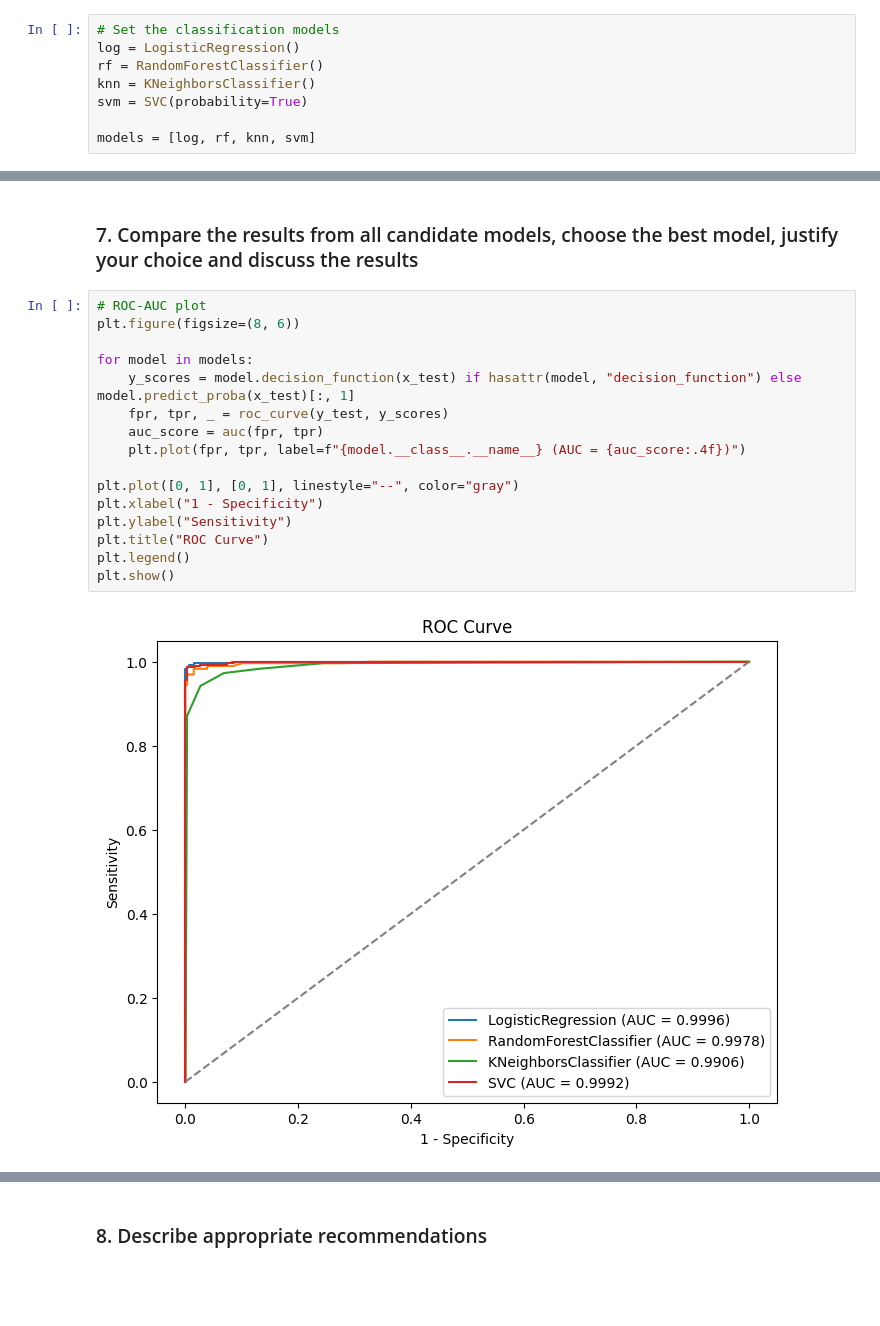
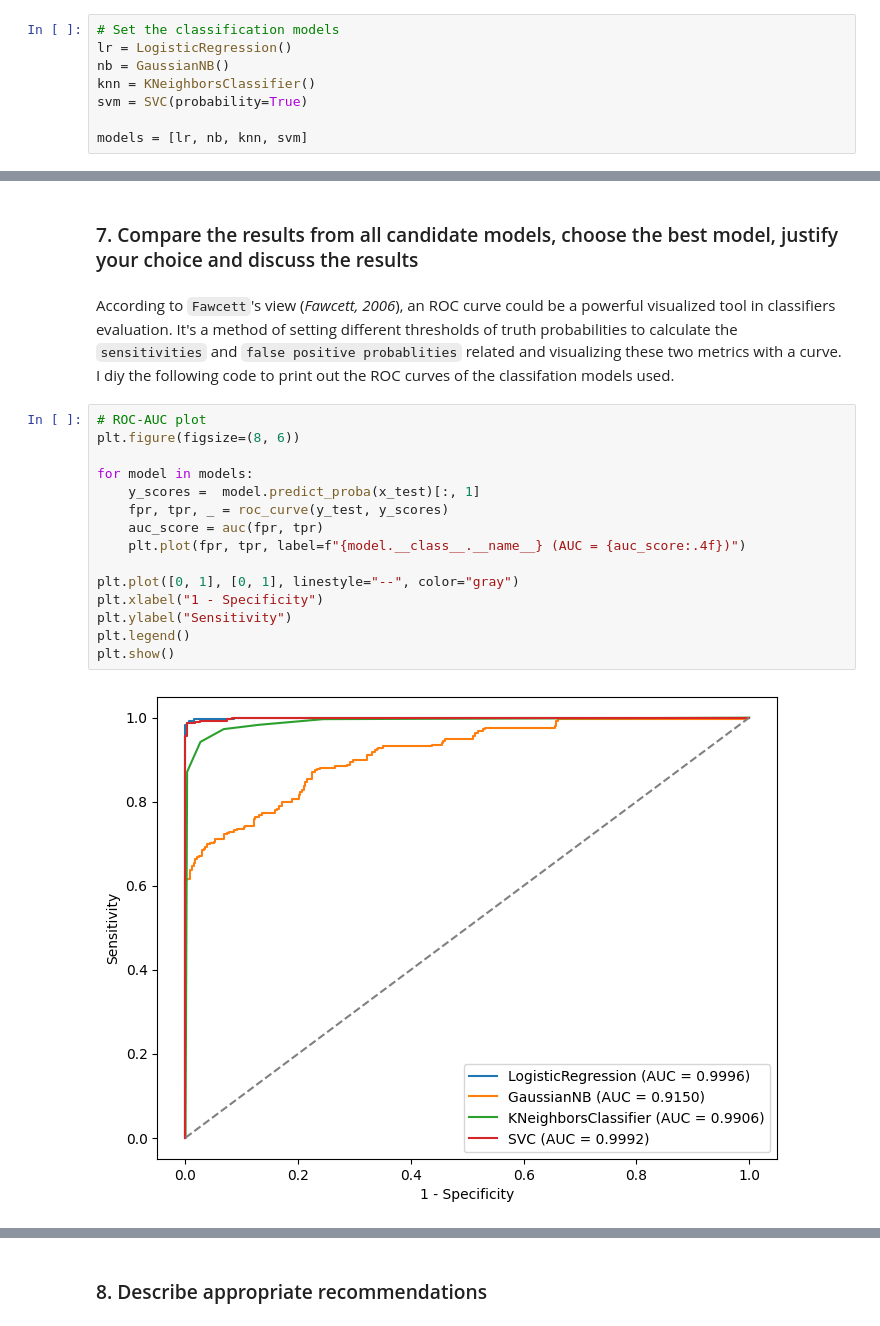
Before and after one commit to secary/compsci7306, a Jupyter notebook: mbd_a1/a1942340_dongjuma_assign1.ipynb, the cells around one changed output, grey strips where cells are left out. Drawn from its saved outputs; the diff is of its cells as text; blank space fills up the shorter version.

```diff
--- a/mbd_a1/a1942340_dongjuma_assign1.ipynb
+++ b/mbd_a1/a1942340_dongjuma_assign1.ipynb
@@ -297,11 +325,11 @@ shapes
 | Test | 634 | 31 | 634 |
 # %%
 # Set the classification models
-log = LogisticRegression()
-rf = RandomForestClassifier()
+lr = LogisticRegression()
+nb = GaussianNB()
 knn = KNeighborsClassifier()
 svm = SVC(probability=True)
 
-models = [log, rf, knn, svm]
+models = [lr, nb, knn, svm]
 # %% [markdown]
 ### 5. Train prediction models
@@ -372,20 +408,21 @@ testing_models(models)
 # %% [markdown]
 ### 7. Compare the results from all candidate models, choose the best model, justify your choice and discuss the results
+# %% [markdown]
+According to `Fawcett`'s view (*Fawcett, 2006*), an ROC curve could be a powerful visualized tool in classifiers evaluation. It's a method of setting different thresholds of truth probabilities to calculate the `sensitivities` and `false positive probablities` related and visualizing these two metrics with a curve. I diy the following code to print out the ROC curves of the classifation models used.
 # %%
 # ROC-AUC plot
 plt.figure(figsize=(8, 6))
 
 for model in models:
-    y_scores = model.decision_function(x_test) if hasattr(model, "decision_function") else model.predict_proba(x_test)[:, 1]
+    y_scores =  model.predict_proba(x_test)[:, 1]
     fpr, tpr, _ = roc_curve(y_test, y_scores)
     auc_score = auc(fpr, tpr)
     plt.plot(fpr, tpr, label=f"{model.__class__.__name__} (AUC = {auc_score:.4f})")
 
 plt.plot([0, 1], [0, 1], linestyle="--", color="gray")
 plt.xlabel("1 - Specificity")
 plt.ylabel("Sensitivity")
-plt.title("ROC Curve")
 plt.legend()
 plt.show()
 # %% [output]
-[figure, old version]
+[figure, new version]
```
Also changed, not shown: parts of 32 cells of this notebook, 3 other files.
